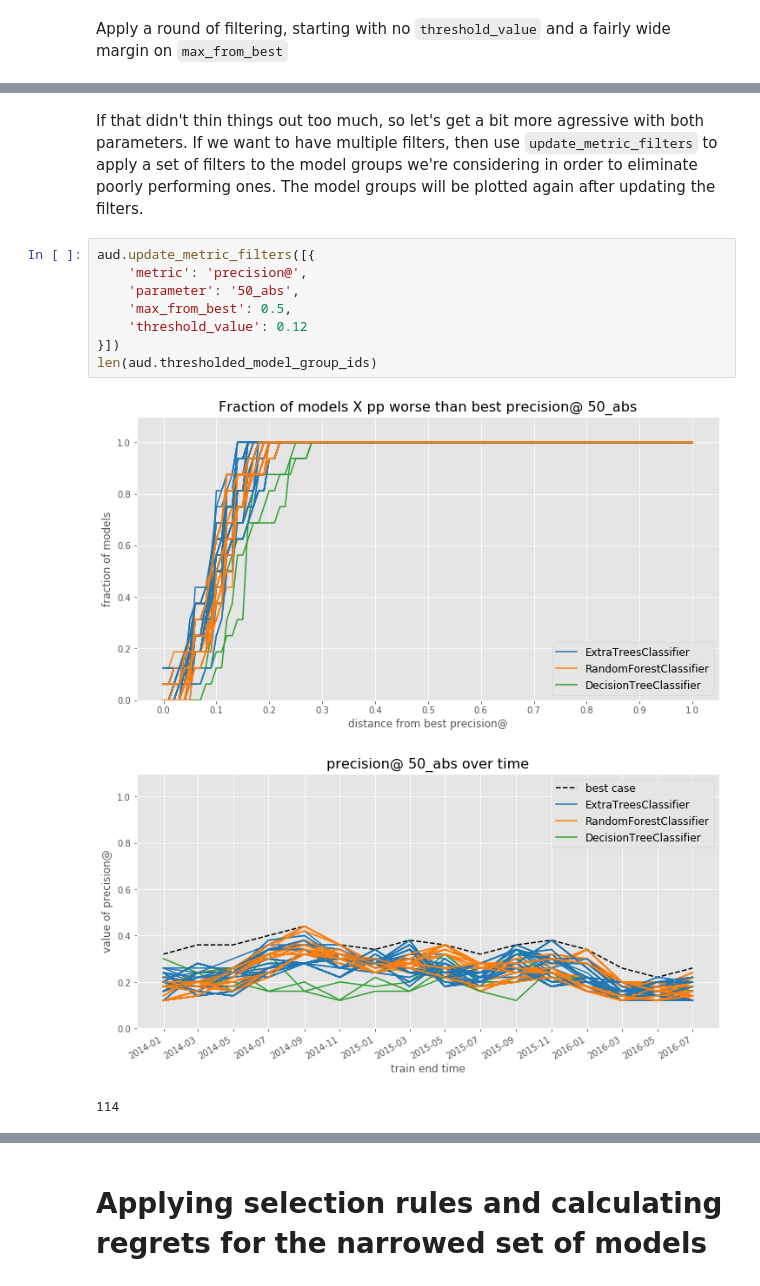
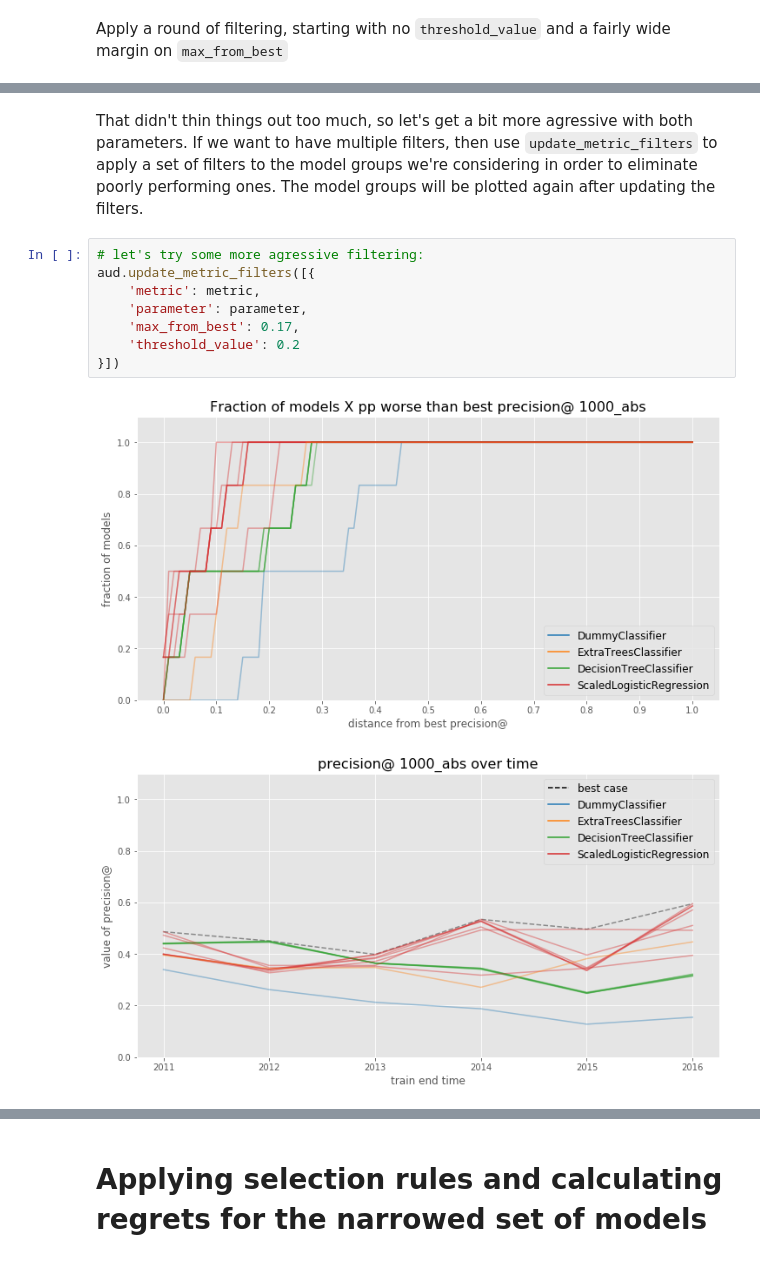
Before and after one commit to dssg/triage, a Jupyter notebook: src/triage/component/audition/Audition_Tutorial.ipynb, the cells around one changed output, grey strips where cells are left out. Cells and saved outputs as stored; diff of their text form.

```diff
--- a/src/triage/component/audition/Audition_Tutorial.ipynb
+++ b/src/triage/component/audition/Audition_Tutorial.ipynb
@@ -178,15 +193,14 @@ len(aud.thresholded_model_group_ids)
 # %% [markdown]
-If that didn't thin things out too much, so let's get a bit more agressive with both parameters.
+That didn't thin things out too much, so let's get a bit more agressive with both parameters.
 If we want to have multiple filters, then use `update_metric_filters` to apply a set of filters to the model groups we're considering in order to eliminate poorly performing ones. The model groups will be plotted again after updating the filters.
-# %%
-aud.update_metric_filters([{
-    'metric': 'precision@',
-    'parameter': '50_abs',
-    'max_from_best': 0.5,
-    'threshold_value': 0.12
-}])
-len(aud.thresholded_model_group_ids)
-# %% [output]
-[figure, removed]
-[figure, removed]
-114
+# %%
+# let's try some more agressive filtering:
+aud.update_metric_filters([{
+    'metric': metric,
+    'parameter': parameter,
+    'max_from_best': 0.17,
+    'threshold_value': 0.2
+}])
+# %% [output]
+[figure, added]
+[figure, added]
```
Also changed, not shown: parts of 42 cells of this notebook, 10 other files.
